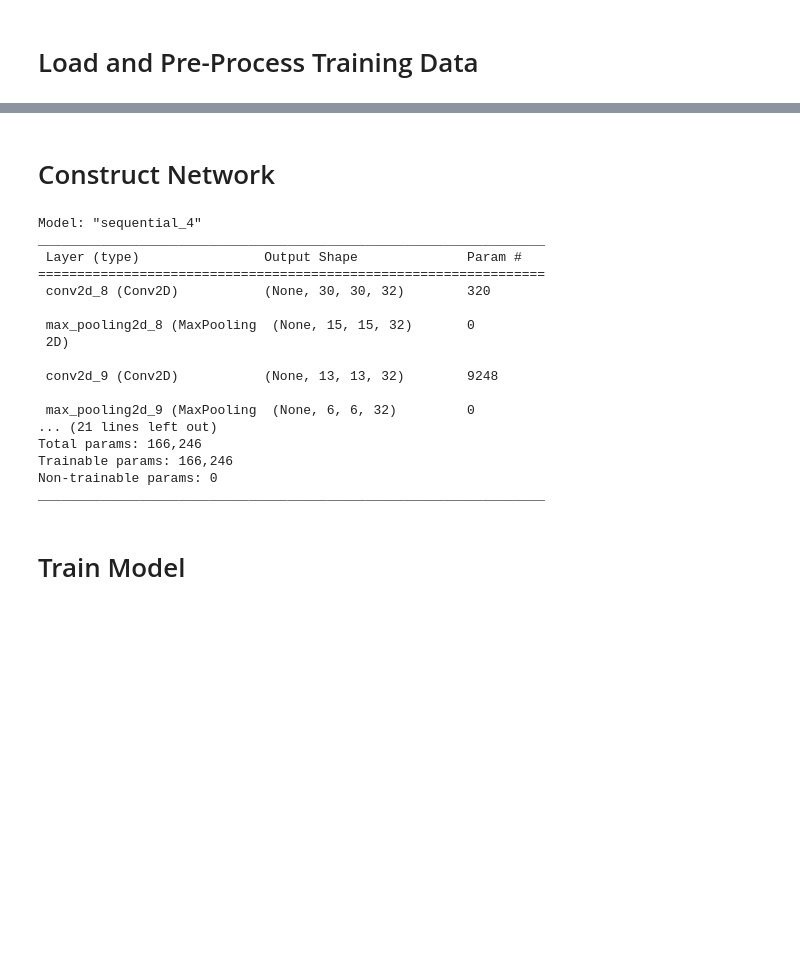
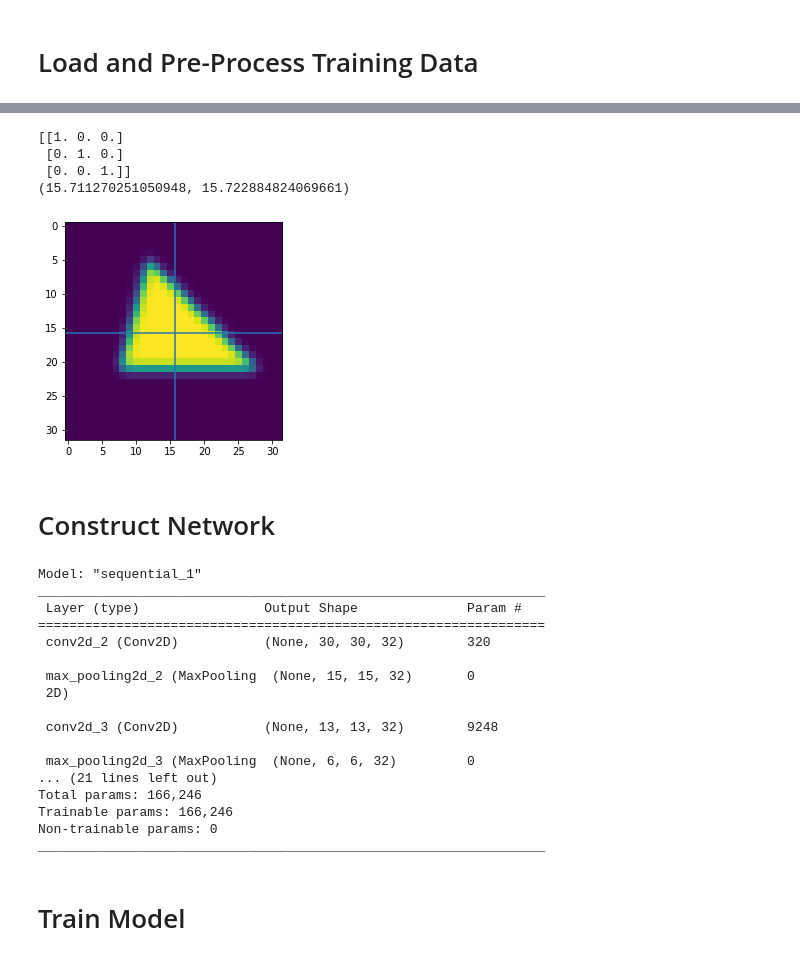
Before and after one commit to SEMOrientation/Y4ProjectNotebooks, a Jupyter notebook: 2D_Network.ipynb, the cells around one changed output, grey strips where cells are left out. Saved outputs shown, nothing was run; the diff lists cells and outputs as text; code cells hidden in the pictures; blank space fills up the shorter version.

Commit message:
Add augmentation, workaround problem with centring. Model now works.

```diff
--- a/2D_Network.ipynb
+++ b/2D_Network.ipynb
@@ -580,11 +502,28 @@ x_data values range from 0.0 to 1.0
+# %%
+i = 2
+im = training_data[i][0][0].reshape(RESIZE_SHAPE).T
+rot = training_data[i][1][0]
+plt.imshow(im)
+COM = ndimage.measurements.center_of_mass(im.T)
+plt.axvline(COM[0])
+plt.axhline(COM[1])
+print(rot)
+print(COM)
+plt.show()
+# %% [output]
+[[1. 0. 0.]
+ [0. 1. 0.]
+ [0. 0. 1.]]
+(15.711270251050948, 15.722884824069661)
+[figure, added]
 # %% [markdown]
 # Construct Network
 # %%
-batch_size = 16
+batch_size = training_data.batch_size
 epochs = 100
 
 model = keras.Sequential([
-                          layers.InputLayer(input_shape=image_shape),
+                          layers.InputLayer(input_shape=training_data.input_shape),
                           layers.Conv2D(filters=32, kernel_size=3, activation="relu"),
                           layers.MaxPool2D(pool_size=2, strides=2),
                           layers.Conv2D(filters=32, kernel_size=3, activation="relu"),
@@ -603,18 +542,18 @@ model.summary()
 # possible new optimizer: keras.optimizers.SGD(learning_rate=0.007, momentum=0.1)
 model.compile(optimizer="sgd", loss="mean_squared_error", metrics=["accuracy"])
 # %% [output]
-Model: "sequential_4"
+Model: "sequential_1"
 _________________________________________________________________
  Layer (type)                Output Shape              Param #
 =================================================================
- conv2d_8 (Conv2D)           (None, 30, 30, 32)        320
+ conv2d_2 (Conv2D)           (None, 30, 30, 32)        320
 
- max_pooling2d_8 (MaxPooling  (None, 15, 15, 32)       0
+ max_pooling2d_2 (MaxPooling  (None, 15, 15, 32)       0
  2D)
 
- conv2d_9 (Conv2D)           (None, 13, 13, 32)        9248
+ conv2d_3 (Conv2D)           (None, 13, 13, 32)        9248
 
- max_pooling2d_9 (MaxPooling  (None, 6, 6, 32)         0
+ max_pooling2d_3 (MaxPooling  (None, 6, 6, 32)         0
 ... (21 lines left out)
 Total params: 166,246
 Trainable params: 166,246
```
Also changed, not shown: parts of 13 cells of this notebook.
